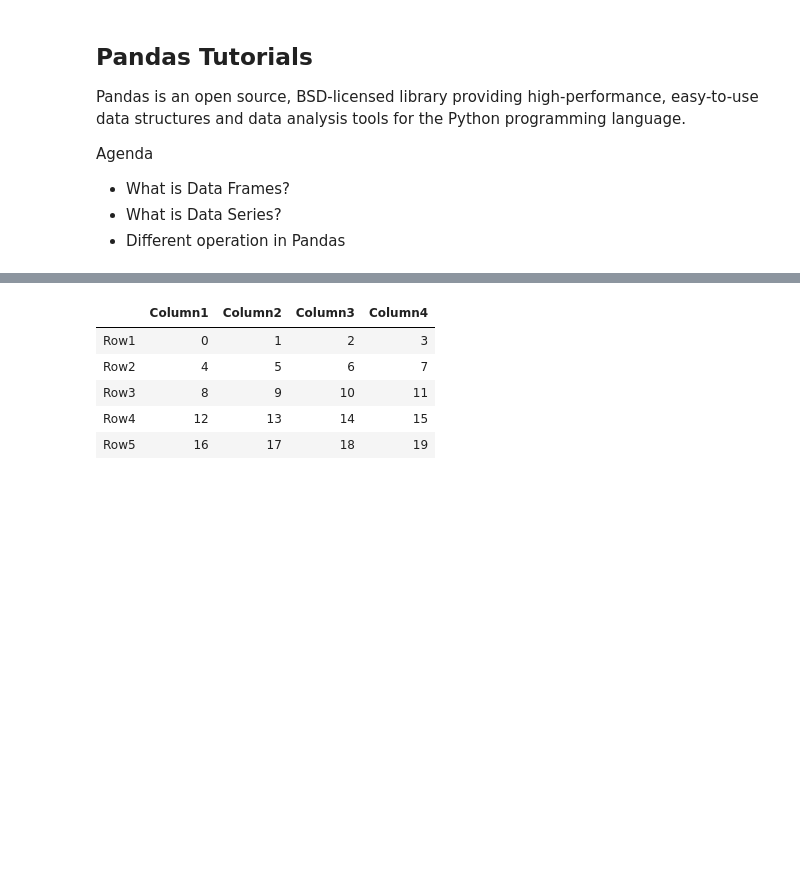
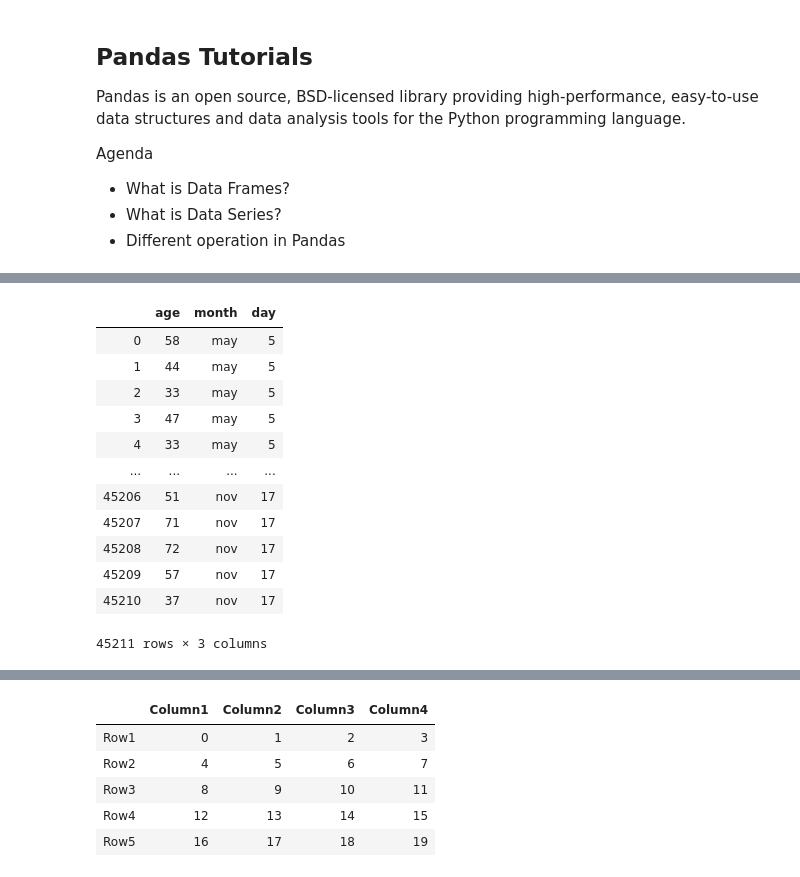
Before and after one commit to Priya-088/Complete_ML, a Jupyter notebook: Pandas.ipynb, the cells around one changed output, grey strips where cells are left out. Saved outputs shown, nothing was run; the diff lists cells and outputs as text; code cells hidden in the pictures; blank space fills up the shorter version.

```diff
--- a/Pandas.ipynb
+++ b/Pandas.ipynb
@@ -14,0 +219,19 @@ import numpy as np
+# %%
+#Acessing elements from a dataframe
+bd['age']  #Subsettind one coloumn
+
+bd[['age','month','day']] #subsetting multiple rows
+# %% [output]
+|  | age | month | day |
+| 0 | 58 | may | 5 |
+| 1 | 44 | may | 5 |
+| 2 | 33 | may | 5 |
+| 3 | 47 | may | 5 |
+| 4 | 33 | may | 5 |
+| ... | ... | ... | ... |
+| 45206 | 51 | nov | 17 |
+| 45207 | 71 | nov | 17 |
+| 45208 | 72 | nov | 17 |
+| 45209 | 57 | nov | 17 |
+| 45210 | 37 | nov | 17 |
+45211 rows × 3 columns
```
Also changed, not shown: parts of 27 cells of this notebook.
